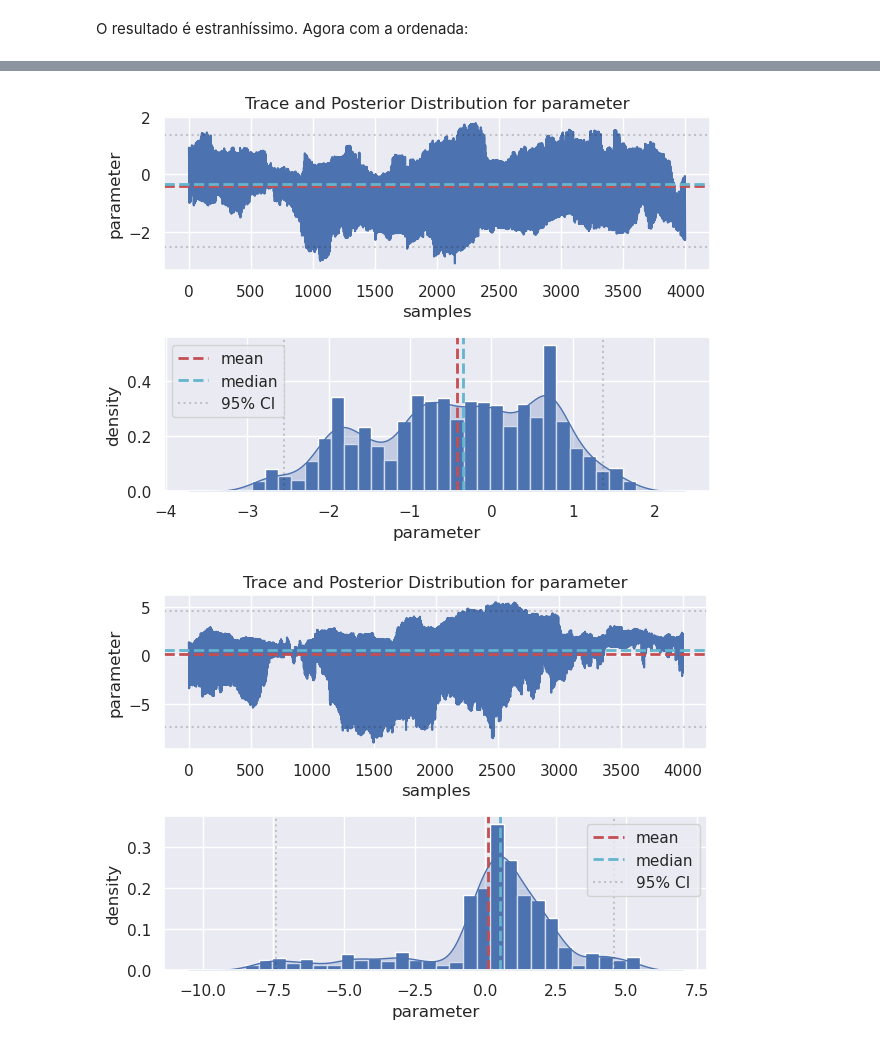
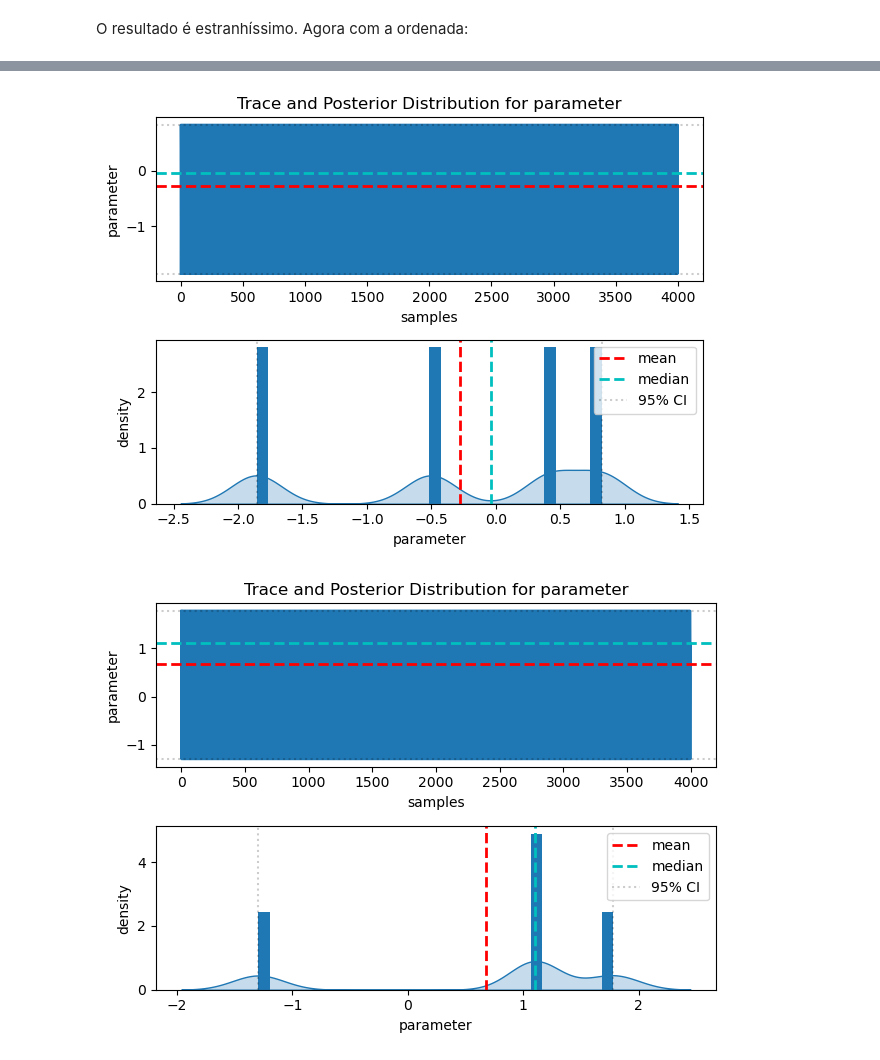
Before and after one commit to LucasWestfal/sensor_analysys, a Jupyter notebook: modelo_1.ipynb, the cells around one changed output, grey strips where cells are left out. Saved outputs shown, nothing was run; the diff lists cells and outputs as text; code cells hidden in the pictures.

```diff
--- a/modelo_1.ipynb
+++ b/modelo_1.ipynb
@@ -272,7 +398,7 @@ model {
     for (i in 1:k){                      // Diffuse normal priors for predictors
         beta[i] ~ normal(0.0, 100);
     }
-    sigma ~ uniform(0, 10);             // Uniform prior for standard deviation
+    sigma ~ uniform(1.007197 - 0.2, 1.007197 + 0.2);             // Uniform prior for standard deviation
 
     y ~ normal(mu2, sigma);              // Likelihood function
 }
@@ -282,13 +408,13 @@ model {
 model = stan.build(stan_code, data)
 
 # perform fit
-fit1 = model.sample(num_chains=4, num_samples=1000)
+fit2 = model.sample(num_chains=4, num_samples=1000)
 
 
 # Output
 nlines = 9                                   # number of lines in screen output
 
-output = str(fit).split('\n')
+output = str(fit2).split('\n')
 for item in output[:nlines]:
     print(item)
 # %% [output]
@@ -330,12 +462,12 @@ plot_trace(b)
 # %%
-c = fit1["beta"][2].reshape(4000,)
+c2 = fit2["beta"][2].reshape(4000,)
 
-plot_trace(c)
+plot_trace(c2)
 # %% [output]
-[figure, old version]
+[figure, new version]
 # %%
-d = fit1["beta"][3].reshape(4000,)
+d2 = fit2["beta"][3].reshape(4000,)
 
-plot_trace(d)
+plot_trace(d2)
 # %% [output]
-[figure, old version]
+[figure, new version]
```
Also changed, not shown: parts of 17 cells of this notebook, 2 other files.
